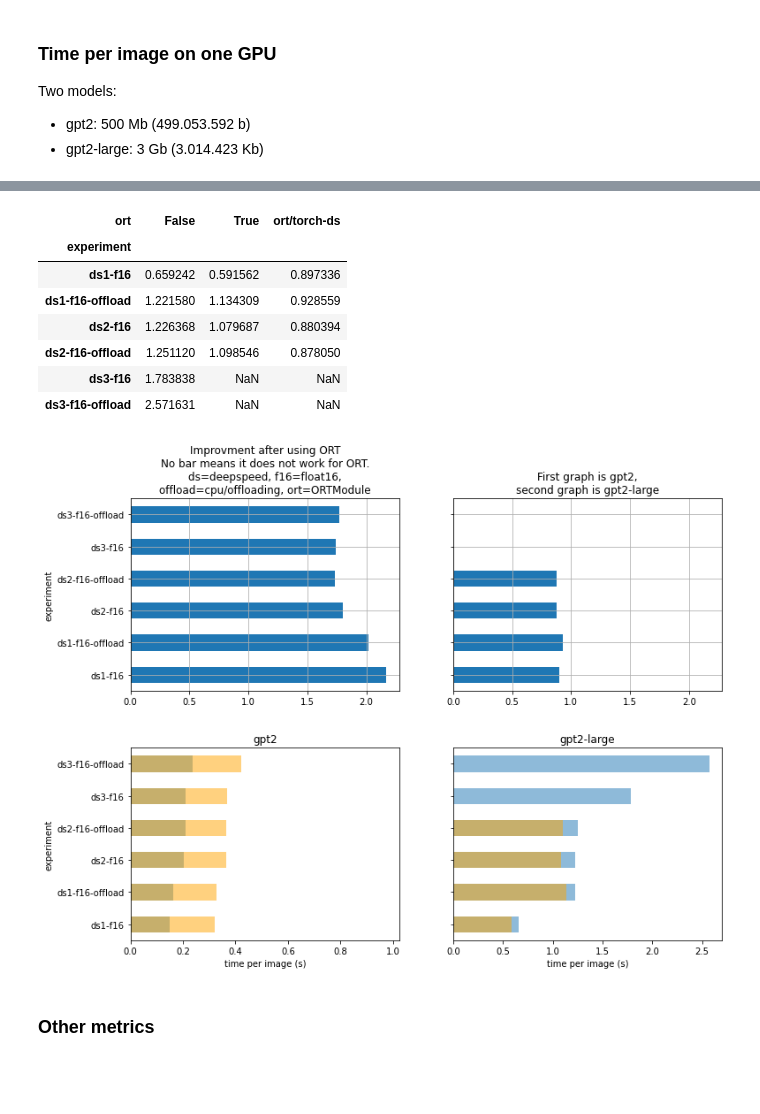
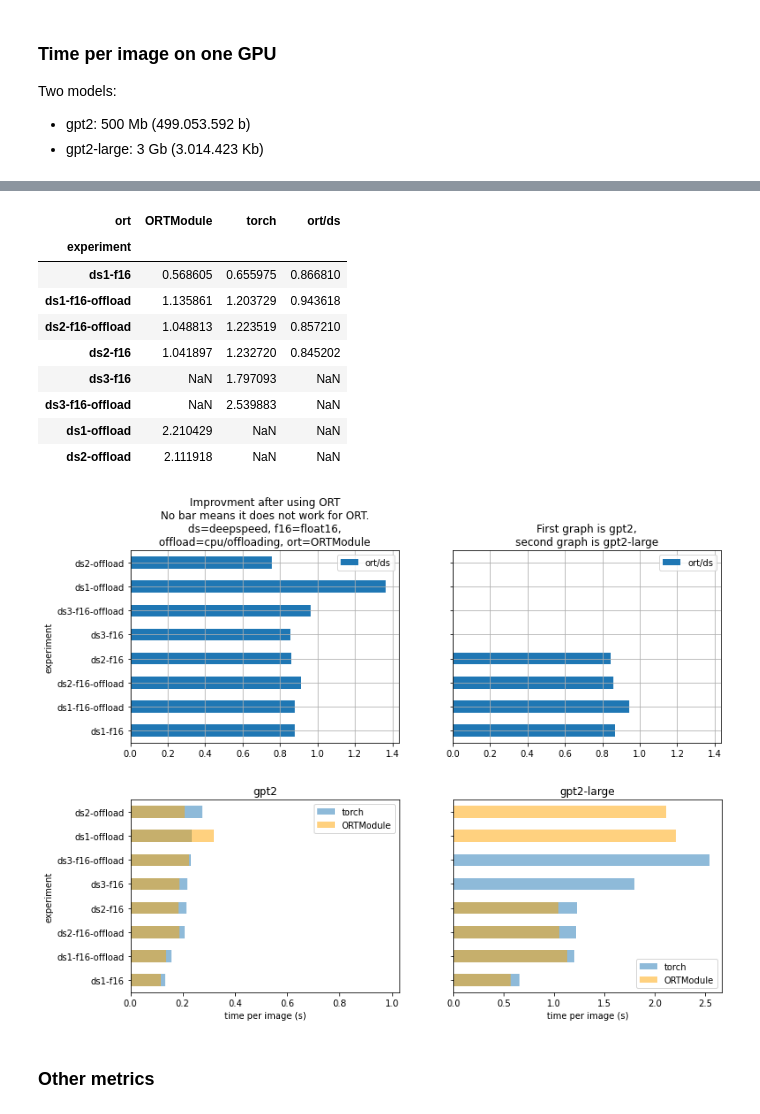
Before and after one commit to xadupre/examples, a Jupyter notebook: 2022/gpt2/notebooks/process_log.ipynb, the cells around one changed output, grey strips where cells are left out. Drawn from its saved outputs; the diff is of its cells as text; code cells hidden in the pictures; blank space fills up the shorter version.

```diff
--- a/2022/gpt2/notebooks/process_log.ipynb
+++ b/2022/gpt2/notebooks/process_log.ipynb
@@ -25,12 +25,15 @@ def load_txt_file(filenames):
             if "{" not in t:
                 continue
             r = eval(t)
-            r["ort"] = "ort" in r["scenario"]
+            r["ort"] = "ORTModule" if "ort" in r["scenario"] else "torch"
             r["experiment"] = "-".join(c for c in r["scenario"].split('-') if c != "ort")
             update = {}
             for k in r:
-                if isinstance(k, tuple) and len(k) == 2:
-                    update[f"params-{k[0]}-{k[1]}"] = r[k]
+                if isinstance(k, tuple):
+                    if len(k) == 2:
+                        update[f"params-{k[0]}-{k[1]}"] = r[k]
+                    elif len(k) == 3 and k[-1] == "grad":
+                        update[f"grad-{k[0]}-{k[1]}"] = r[k]
             r.update(update)
             lines.append(r)
     df = pandas.DataFrame(lines)
@@ -234,7 +225,7 @@ piv
 # %% [markdown]
 ## log-distri.txt - distributed
 # %%
-dfl = load_txt_file([f"../log/log-distri-{i}.txt" for i in range(4)])
+dfl = load_txt_file([f"../log/log-distri-gpt2-{i}.txt" for i in range(4)])
 dfl_large = load_txt_file([f"../log/log-distri-gpt2-large-{i}.txt" for i in range(4)])
 dfl.shape, dfl_large.shape
 # %% [output]
@@ -256,7 +247,7 @@ Two models:
 * gpt2-large: 3 Gb (3.014.423 Kb)
 # %%
 piv = dfl[dfl.local_rank == 0].pivot_table(index="experiment", columns="ort", values="time_per_img")
-piv = piv.sort_values(by=False)
-piv["ort/torch-ds"] = piv[True] / piv[False]
+piv = piv.sort_values(by="torch")
+piv["ort/ds"] = piv["ORTModule"] / piv["torch"]
 piv
 # %% [output]
@@ -279,40 +270,46 @@ piv
 # %%
 piv_large = dfl_large[dfl_large.local_rank == 1].pivot_table(index="experiment", columns="ort", values="time_per_img")
-piv_large = piv_large.sort_values(by=False)
-piv_large["ort/torch-ds"] = piv_large[True] / piv_large[False]
+piv_large = piv_large.sort_values(by="torch")
+piv_large["ort/ds"] = piv_large["ORTModule"] / piv_large["torch"]
 piv_large
 # %% [output]
-| ort | False | True | ort/torch-ds |
+| ort | ORTModule | torch | ort/ds |
 | experiment |  |  |  |
-| ds1-f16 | 0.659242 | 0.591562 | 0.897336 |
-| ds1-f16-offload | 1.221580 | 1.134309 | 0.928559 |
-| ds2-f16 | 1.226368 | 1.079687 | 0.880394 |
-| ds2-f16-offload | 1.251120 | 1.098546 | 0.878050 |
-| ds3-f16 | 1.783838 | NaN | NaN |
-| ds3-f16-offload | 2.571631 | NaN | NaN |
+| ds1-f16 | 0.568605 | 0.655975 | 0.866810 |
+| ds1-f16-offload | 1.135861 | 1.203729 | 0.943618 |
+| ds2-f16-offload | 1.048813 | 1.223519 | 0.857210 |
+| ds2-f16 | 1.041897 | 1.232720 | 0.845202 |
+| ds3-f16 | NaN | 1.797093 | NaN |
+| ds3-f16-offload | NaN | 2.539883 | NaN |
+| ds1-offload | 2.210429 | NaN | NaN |
+| ds2-offload | 2.111918 | NaN | NaN |
 # %%
 import matplotlib.pyplot as plt
 
 fig, ax = plt.subplots(1, 2, figsize=(12, 4), sharey=True, sharex=True)
-piv["ort/torch-ds"].plot(
+piv["ort/ds"].plot(
     kind="barh", grid=True, ax=ax[0],
     title="Improvment after using ORT\nNo bar means it does not work for ORT."
           "\nds=deepspeed, f16=float16,\noffload=cpu/offloading, ort=ORTModule")
-piv_large["ort/torch-ds"].plot(
+piv_large["ort/ds"].plot(
     kind="barh", grid=True, ax=ax[1],
     title="First graph is gpt2,\nsecond graph is gpt2-large");
+ax[0].legend()
+ax[1].legend();
 # %% [output]
-[figure, old version]
+[figure, new version]
 # %%
 fig, ax = plt.subplots(1, 2, figsize=(12, 4), sharey=True)
-piv[False].plot(ax=ax[0], kind="barh", alpha=0.5, title="gpt2")
-piv[True].plot(ax=ax[0], kind="barh", color="orange", alpha=0.5)
-piv_large[False].plot(ax=ax[1], kind="barh", alpha=0.5, title="gpt2-large")
-piv_large[True].plot(ax=ax[1], kind="barh", color="orange", alpha=0.5)
+piv["torch"].plot(ax=ax[0], kind="barh", alpha=0.5, title="gpt2")
+piv["ORTModule"].plot(ax=ax[0], kind="barh", color="orange", alpha=0.5)
+piv_large["torch"].plot(ax=ax[1], kind="barh", alpha=0.5, title="gpt2-large")
+piv_large["ORTModule"].plot(ax=ax[1], kind="barh", color="orange", alpha=0.5)
 ax[0].set_xlabel("time per image (s)")
-ax[1].set_xlabel("time per image (s)");
+ax[1].set_xlabel("time per image (s)")
+ax[0].legend()
+ax[1].legend();
 # %% [output]
-[figure, old version]
+[figure, new version]
 # %% [markdown]
 ### Other metrics
 # %% [markdown]
```
Also changed, not shown: parts of 20 cells of this notebook.
